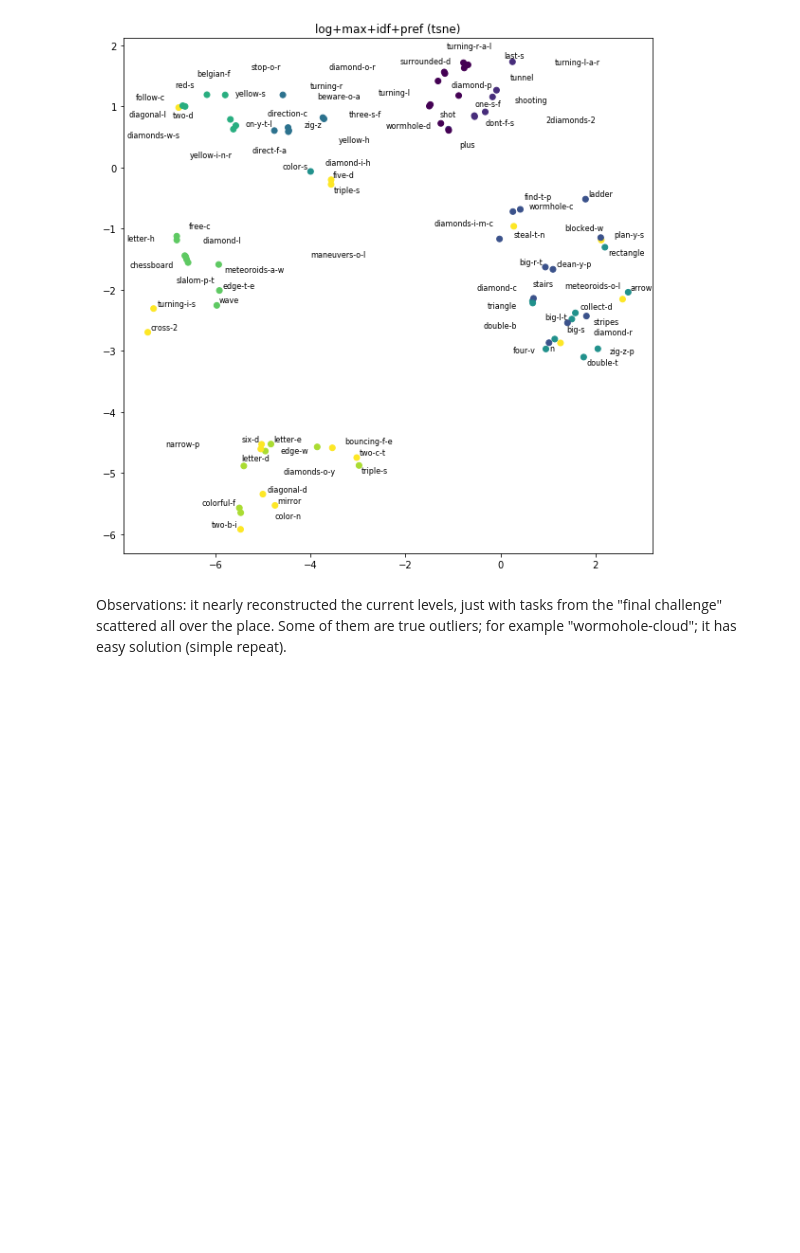
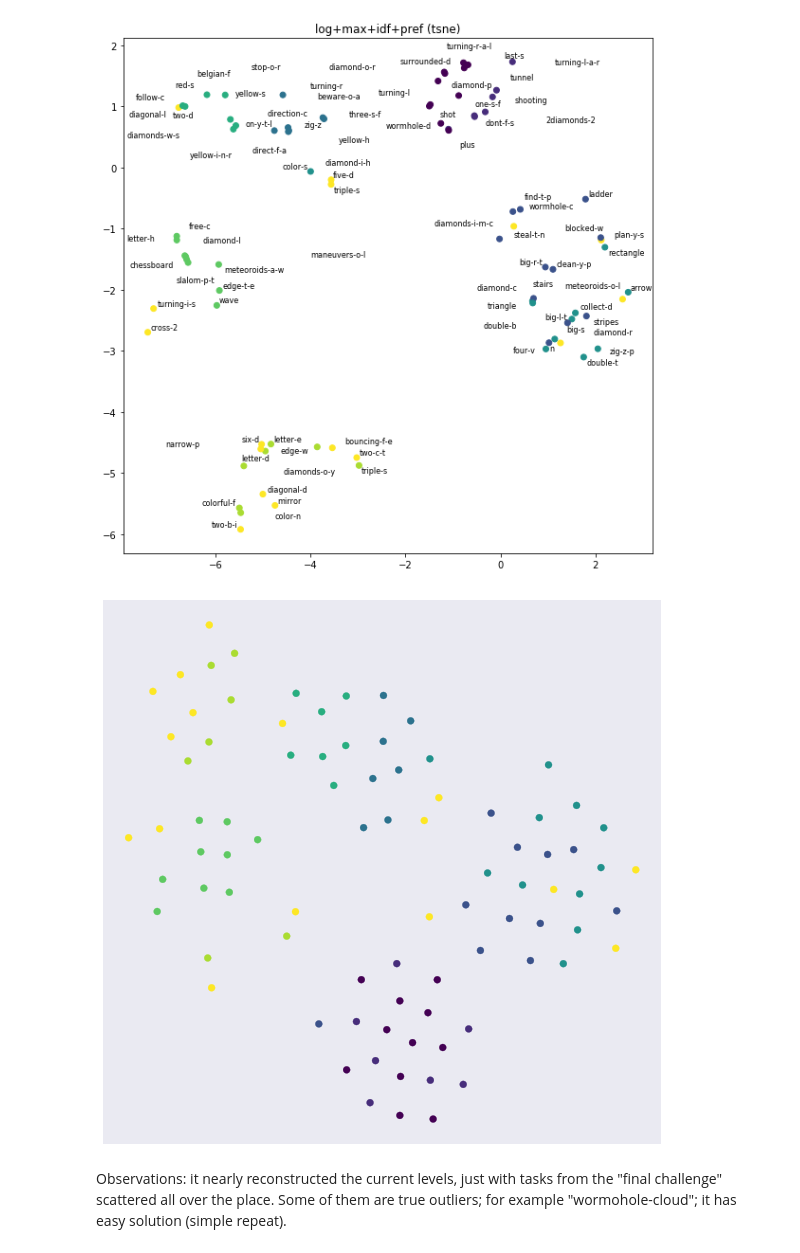
Before and after one commit to adaptive-learning/flocs-analyses, a Jupyter notebook: item_similarity/2018_01_02_with_new_tasks.ipynb, the cells around one changed output. Cells and saved outputs as stored; diff of their text form; code cells hidden in the pictures; blank space fills up the shorter version.

```diff
--- a/item_similarity/2018_01_02_with_new_tasks.ipynb
+++ b/item_similarity/2018_01_02_with_new_tasks.ipynb
@@ -316,7 +316,7 @@ def shorten(name):
     #return name[:10]
 
 
-def project(features, model='pca', label=''):
+def project(features, model='pca', label='', include_labels=True):
     title = '{label} ({model})'.format(label=label, model=model)
     model = create_model(name=model)
     emb = pd.DataFrame(model.fit_transform(features))
@@ -326,17 +326,21 @@ def project(features, model='pca', label=''):
     y = emb[1] + np.random.normal(scale=0.05, size=n)
     colors = tasks.level.apply(lambda l: to_level_value(l))
     plt.scatter(x, y, c=colors, cmap=plt.get_cmap('viridis'))
-    label_fn = lambda i: shorten(tasks.name.iloc[i])
-    labels = [plt.text(x[i], y[i], label_fn(i), size=8) for i in range(n)]
-    adjust_text(labels)
-    plt.title(title)
+    if include_labels:
+        label_fn = lambda i: shorten(tasks.name.iloc[i])
+        labels = [plt.text(x[i], y[i], label_fn(i), size=8) for i in range(n)]
+        adjust_text(labels)
+        plt.title(title)
+    else:
+        plt.xticks([], [])
+        plt.yticks([], [])
     plt.show()
     return model
 
 
-def transform_project(transform, model='pca'):
+def transform_project(transform, model='pca', include_labels=True):
     features = get_feature_df(transform=transform)
-    project(features, model=model, label=transform)
+    project(features, model=model, label=transform, include_labels=include_labels)
 # %%
 transform_project('log+max+idf+pref')
 # %% [output]
@@ -345,6 +349,10 @@ transform_project('log+max+idf+pref')
 transform_project('log+max+idf+pref', model='tsne')
 # %% [output]
 [figure]
+# %%
+transform_project('log+max+idf+pref', model='tsne', include_labels=False)
+# %% [output]
+[figure, added]
 # %% [markdown]
 Observations: it nearly reconstructed the current levels, just with tasks from the "final challenge" scattered all over the place. Some of them are true outliers; for example "wormohole-cloud"; it has easy solution (simple repeat).
 # %%
```
Also changed, not shown: 1 other file.
